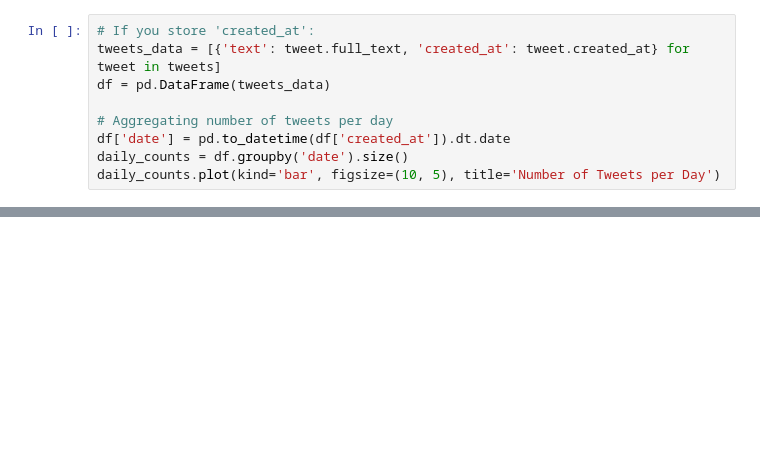
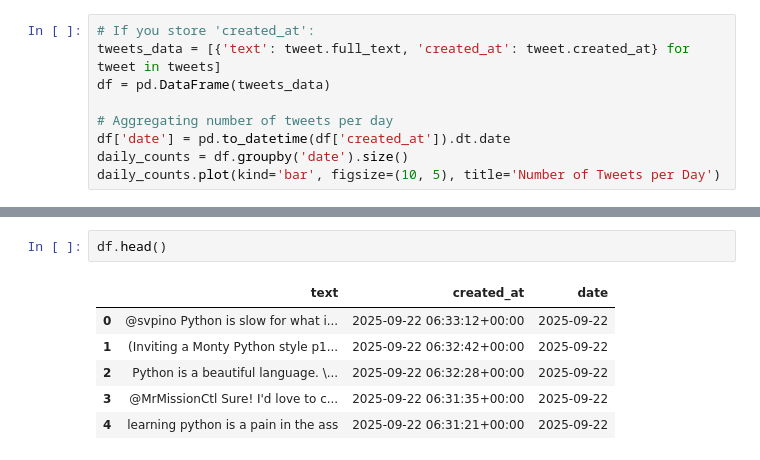
Before and after one commit to neeyatlotlikar/semester3, a Jupyter notebook: SNA/twitter_analysis.ipynb, the cells around one changed output, grey strips where cells are left out. Drawn from its saved outputs; the diff is of its cells as text; blank space fills up the shorter version.

```diff
--- a/SNA/twitter_analysis.ipynb
+++ b/SNA/twitter_analysis.ipynb
@@ -42,0 +106,9 @@ daily_counts.plot(kind='bar', figsize=(10, 5), title='Number of Tweets per Day')
+# %%
+df.head()
+# %% [output]
+|  | text | created_at | date |
+| 0 | @svpino Python is slow for what i... | 2025-09-22 06:33:12+00:00 | 2025-09-22 |
+| 1 | (Inviting a Monty Python style p1... | 2025-09-22 06:32:42+00:00 | 2025-09-22 |
+| 2 | Python is a beautiful language. \... | 2025-09-22 06:32:28+00:00 | 2025-09-22 |
+| 3 | @MrMissionCtl Sure! I'd love to c... | 2025-09-22 06:31:35+00:00 | 2025-09-22 |
+| 4 | learning python is a pain in the ass | 2025-09-22 06:31:21+00:00 | 2025-09-22 |
```
Also changed, not shown: parts of 9 cells of this notebook, 6 other files.
